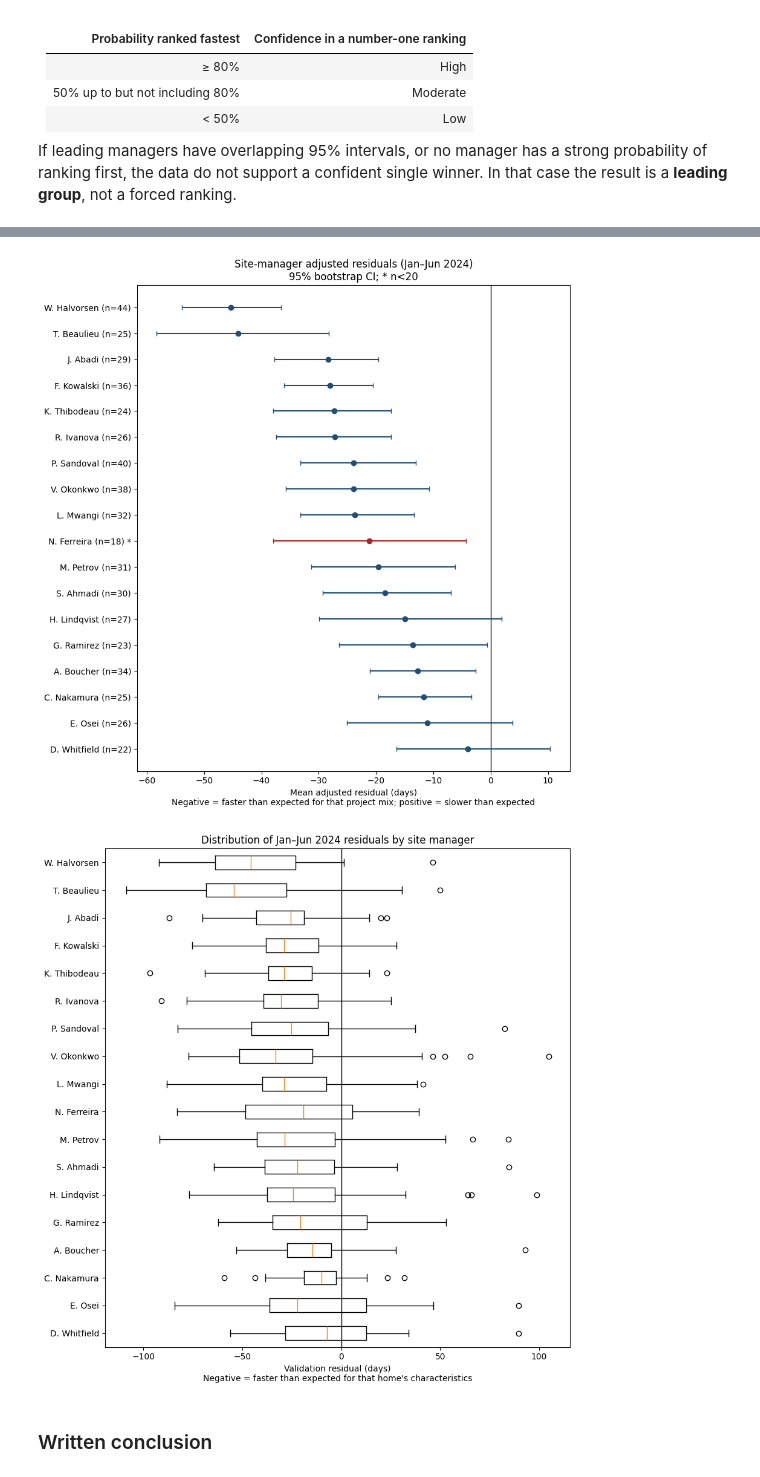
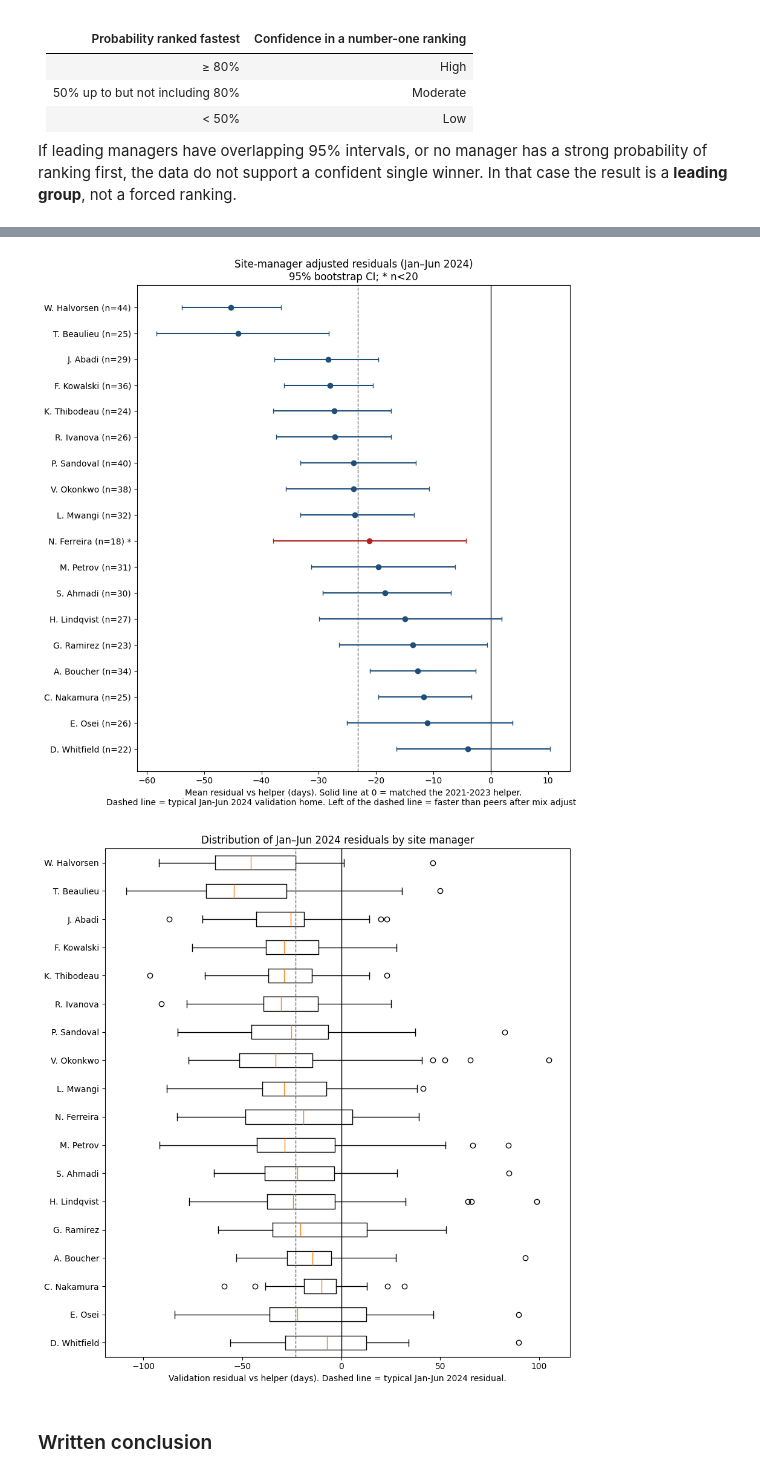
Before and after one commit to zoraiz2000/construction-time-prediction, a Jupyter notebook: 03_modeling.ipynb, the cells around one changed output, grey strips where cells are left out. Drawn from its saved outputs; the diff is of its cells as text; code cells hidden in the pictures.

Commit message:
Clarify manager residuals and add ChatGPT log link.
Co-authored-by: Cursor <cursoragent@cursor.com>

```diff
--- a/03_modeling.ipynb
+++ b/03_modeling.ipynb
@@ -813,11 +811,17 @@ val_sm["manager_residual_days"] = (
 assert val_sm["manager_residual_days"].notna().all()
 assert np.isfinite(val_sm["manager_residual_days"].to_numpy()).all()
 
+val_resid_mean = float(val_sm["manager_residual_days"].mean())
+val_sm["resid_vs_val_mean"] = val_sm["manager_residual_days"] - val_resid_mean
 print("auxiliary validation MAE (not used for model selection):", round(float(info_sm_adj["MAE"]), 2))
-print("validation residual mean / median:",
-      round(float(val_sm["manager_residual_days"].mean()), 2),
+print("validation actual mean cycle:", round(float(val_sm["cycle_days"].mean()), 2))
+print("helper expected mean cycle:", round(float(val_sm["expected_cycle_days"].mean()), 2))
+print("validation residual mean / median:", round(val_resid_mean, 2),
       round(float(val_sm["manager_residual_days"].median()), 2))
-print("negative residual = faster than expected for the home's characteristics")
+print(
+    "Helper overestimated the typical Jan-Jun 2024 home by",
+    round(-val_resid_mean, 2), "days. That cohort gap is not a manager effect."
+)
 # %% [output]
 Auxiliary adjustment model — NOT the selected final prediction model.
 Features (core, no start_year, no selected_options_value, no site_manager):
@@ -865,11 +871,14 @@ for m, arr in grouped.items():
         "actual_mean_cycle_days": float(actual.mean()),
         "expected_mean_cycle_days": float(expected.mean()),
         "mean_adjusted_residual_days": float(arr.mean()),
+        "mean_vs_validation_avg_days": float(arr.mean() - val_resid_mean),
         "median_adjusted_residual_days": float(np.median(arr)),
         "ci_95_low": float(ci_low),
         "ci_95_high": float(ci_high),
         "ci_95_mean_residual": f"[{ci_low:.2f}, {ci_high:.2f}]",
+        "ci_95_vs_val_avg": f"[{ci_low - val_resid_mean:.2f}, {ci_high - val_resid_mean:.2f}]",
         "prob_mean_residual_below_zero": float((bm < 0).mean()),
+        "prob_faster_than_val_avg": float((bm < val_resid_mean).mean()),
         "probability_ranked_fastest": fastest_counts[m] / N_BOOT,
         "low_sample_warning": "low sample (n<20)" if len(arr) < LOW_SAMPLE_N else "",
     })
@@ -889,9 +898,12 @@ display_cols = [
     "actual_mean_cycle_days",
     "expected_mean_cycle_days",
     "mean_adjusted_residual_days",
+    "mean_vs_validation_avg_days",
     "median_adjusted_residual_days",
     "ci_95_mean_residual",
+    "ci_95_vs_val_avg",
     "prob_mean_residual_below_zero",
+    "prob_faster_than_val_avg",
     "probability_ranked_fastest",
     "adjusted_rank",
     "raw_rank_mature",
@@ -901,7 +913,11 @@ print(
     f"Adjusted manager comparison on Jan-Jun 2024 validation homes "
     f"(bootstrap {N_BOOT:,} within-manager resamples, seed {RANDOM_SEED})."
 )
-print("Most negative mean residual is ranked fastest. Low-sample managers are not dropped.")
+print("Most negative mean residual ranks fastest. Rank order is unchanged by the cohort-level helper bias.")
+print(
+    "mean_vs_validation_avg_days subtracts the Jan-Jun 2024 average residual "
+    f"({val_resid_mean:.2f} days). That is the manager gap after removing the helper's period overestimate."
+)
 display(adj_sm[display_cols])
 
 n_low = int((adj_sm["validation_build_count"] < LOW_SAMPLE_N).sum())
@@ -967,7 +984,8 @@ confident_single_winner = bool(strong_first and len(overlap_group) == 1)
 
 print("Adjusted #1:", leader["site_manager"])
 print("validation n:", int(leader["validation_build_count"]))
-print("mean residual days:", round(float(leader["mean_adjusted_residual_days"]), 2))
+print("mean residual vs helper:", round(float(leader["mean_adjusted_residual_days"]), 2))
+print("mean residual vs validation average:", round(float(leader["mean_vs_validation_avg_days"]), 2))
 print("95% CI:", leader["ci_95_mean_residual"])
 print("P(ranked fastest):", round(p_first, 4), "->", leader_conf, "confidence")
 print("leading group (P ranked fastest >= 5%):", ", ".join(leading_group["site_manager"]))
@@ -986,6 +1004,7 @@ colors = ["#b22222" if n < LOW_SAMPLE_N else "#1f4e79" for n in plot_df["validat
 
 fig, ax = plt.subplots(figsize=(9, 0.42 * len(plot_df) + 1.8))
 ax.axvline(0, color="black", linewidth=1.0, zorder=0)
+ax.axvline(val_resid_mean, color="#666666", linestyle="--", linewidth=1.0, zorder=0)
 for i, (xi, lo, hi, col) in enumerate(zip(x, xerr[0], xerr[1], colors)):
     ax.errorbar(xi, i, xerr=[[lo], [hi]], fmt="o", color=col, capsize=3, markersize=6)
 labels = []
@@ -996,8 +1015,8 @@ ax.set_yticks(y)
 ax.set_yticklabels(labels)
 ax.invert_yaxis()
 ax.set_xlabel(
-    "Mean adjusted residual (days)\n"
-    "Negative = faster than expected for that project mix; positive = slower than expected"
+    "Mean residual vs helper (days). Solid line at 0 = matched the 2021-2023 helper.\n"
+    "Dashed line = typical Jan-Jun 2024 validation home. Left of the dashed line = faster than peers after mix adjustment."
 )
 ax.set_title("Site-manager adjusted residuals (Jan–Jun 2024)\n95% bootstrap CI; * n<20")
 fig.tight_layout()
@@ -1009,10 +1028,10 @@ order_names = plot_df["site_manager"].tolist()
 data = [grouped[m] for m in order_names]
 ax2.boxplot(data, vert=False, tick_labels=order_names, showfliers=True)
 ax2.axvline(0, color="black", linewidth=1.0)
+ax2.axvline(val_resid_mean, color="#666666", linestyle="--", linewidth=1.0)
 ax2.invert_yaxis()
 ax2.set_xlabel(
-    "Validation residual (days)\n"
-    "Negative = faster than expected for that home's characteristics"
+    "Validation residual vs helper (days). Dashed line = typical Jan-Jun 2024 residual."
 )
 ax2.set_title("Distribution of Jan–Jun 2024 residuals by site manager")
 fig2.tight_layout()
@@ -1024,10 +1044,10 @@ mean residual days: -45.33
 95% CI: [-53.92, -36.63]
 P(ranked fastest): 0.5265 -> moderate confidence
 leading group (P ranked fastest >= 5%): W. Halvorsen, T. Beaulieu
 of those, 95% CI overlaps the leader: W. Halvorsen, T. Beaulieu
 confident single winner: False
-[figure, old version]
+[figure, new version]
-[figure, old version]
+[figure, new version]
 # %% [markdown]
 ### Written conclusion
 # %%
```
Also changed, not shown: parts of 6 cells of this notebook, 2 other files.
